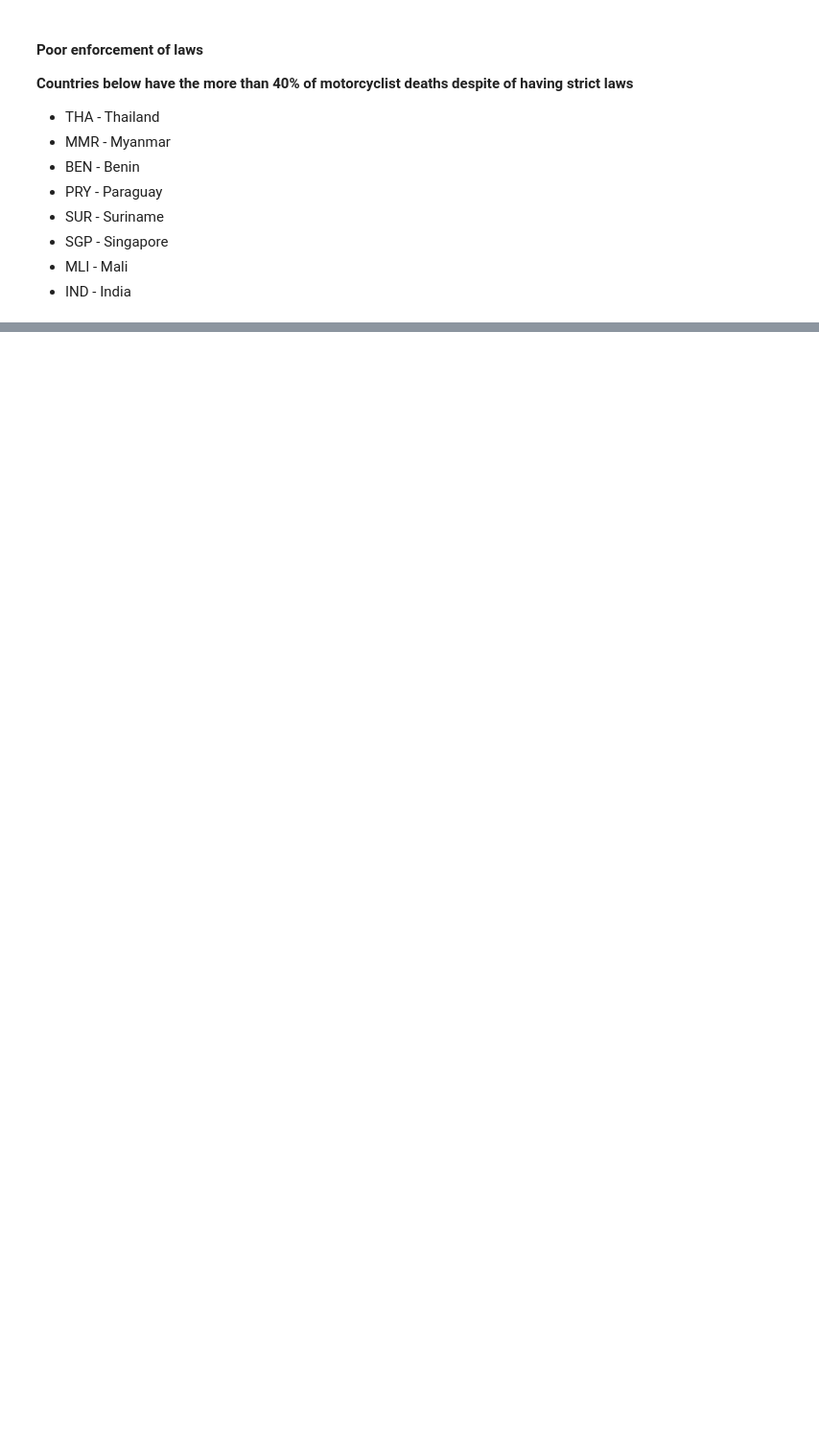
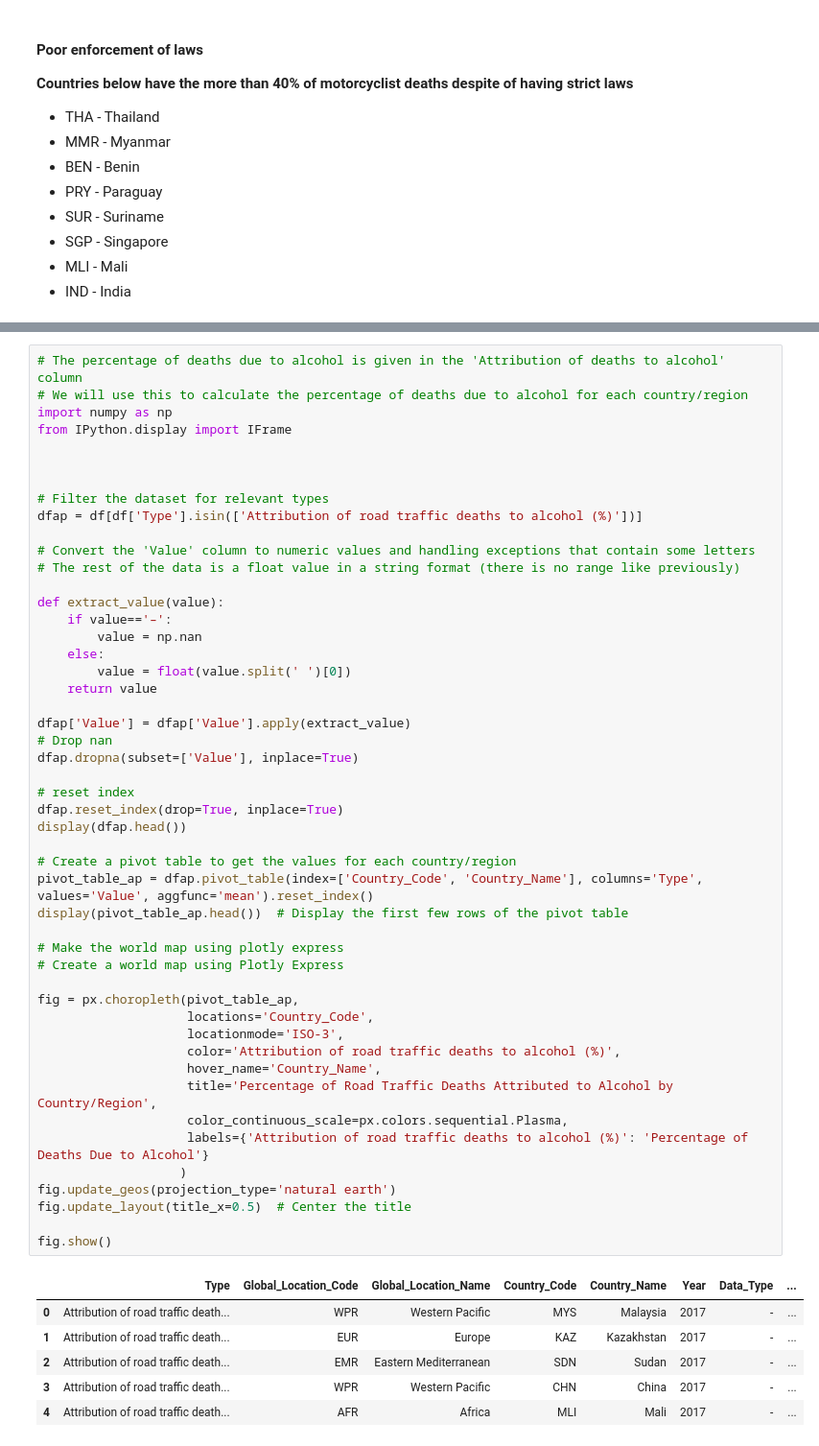
Before and after one commit to samarth2015/writing_assignment, a Jupyter notebook: Road_safety.ipynb, the cells around one changed output, grey strips where cells are left out. Shown at 96% size. Saved outputs shown, nothing was run; the diff lists cells and outputs as text; blank space fills up the shorter version.

```diff
--- a/Road_safety.ipynb
+++ b/Road_safety.ipynb
@@ -430,0 +494,56 @@ fig.show()
+# %%
+# The percentage of deaths due to alcohol is given in the 'Attribution of deaths to alcohol' column
+# We will use this to calculate the percentage of deaths due to alcohol for each country/region
+import numpy as np
+from IPython.display import IFrame
+
+
+
+# Filter the dataset for relevant types
+dfap = df[df['Type'].isin(['Attribution of road traffic deaths to alcohol (%)'])]
+
+# Convert the 'Value' column to numeric values and handling exceptions that contain some letters
+# The rest of the data is a float value in a string format (there is no range like previously)
+
+def extract_value(value):
+    if value=='–':
+        value = np.nan
+    else:
+        value = float(value.split(' ')[0])
+    return value
+
+dfap['Value'] = dfap['Value'].apply(extract_value)
+# Drop nan
+dfap.dropna(subset=['Value'], inplace=True)
+
+# reset index
+dfap.reset_index(drop=True, inplace=True)
+display(dfap.head())
+
+# Create a pivot table to get the values for each country/region
+pivot_table_ap = dfap.pivot_table(index=['Country_Code', 'Country_Name'], columns='Type', values='Value', aggfunc='mean').reset_index()
+display(pivot_table_ap.head())  # Display the first few rows of the pivot table
+
+# Make the world map using plotly express
+# Create a world map using Plotly Express
+
+fig = px.choropleth(pivot_table_ap,
+                    locations='Country_Code',
+                    locationmode='ISO-3',
+                    color='Attribution of road traffic deaths to alcohol (%)',
+                    hover_name='Country_Name',
+                    title='Percentage of Road Traffic Deaths Attributed to Alcohol by Country/Region',
+                    color_continuous_scale=px.colors.sequential.Plasma,
+                    labels={'Attribution of road traffic deaths to alcohol (%)': 'Percentage of Deaths Due to Alcohol'}
+                   )
+fig.update_geos(projection_type='natural earth')
+fig.update_layout(title_x=0.5)  # Center the title
+
+fig.show()
+# %% [output]
+|  | Type | Global_Location_Code | Global_Location_Name | Country_Code | Country_Name | Year | Data_Type | ... |
+| 0 | Attribution of road traffic death... | WPR | Western Pacific | MYS | Malaysia | 2017 | - | ... |
+| 1 | Attribution of road traffic death... | EUR | Europe | KAZ | Kazakhstan | 2017 | - | ... |
+| 2 | Attribution of road traffic death... | EMR | Eastern Mediterranean | SDN | Sudan | 2017 | - | ... |
+| 3 | Attribution of road traffic death... | WPR | Western Pacific | CHN | China | 2017 | - | ... |
+| 4 | Attribution of road traffic death... | AFR | Africa | MLI | Mali | 2017 | - | ... |
```
Also changed, not shown: parts of 9 cells of this notebook.
